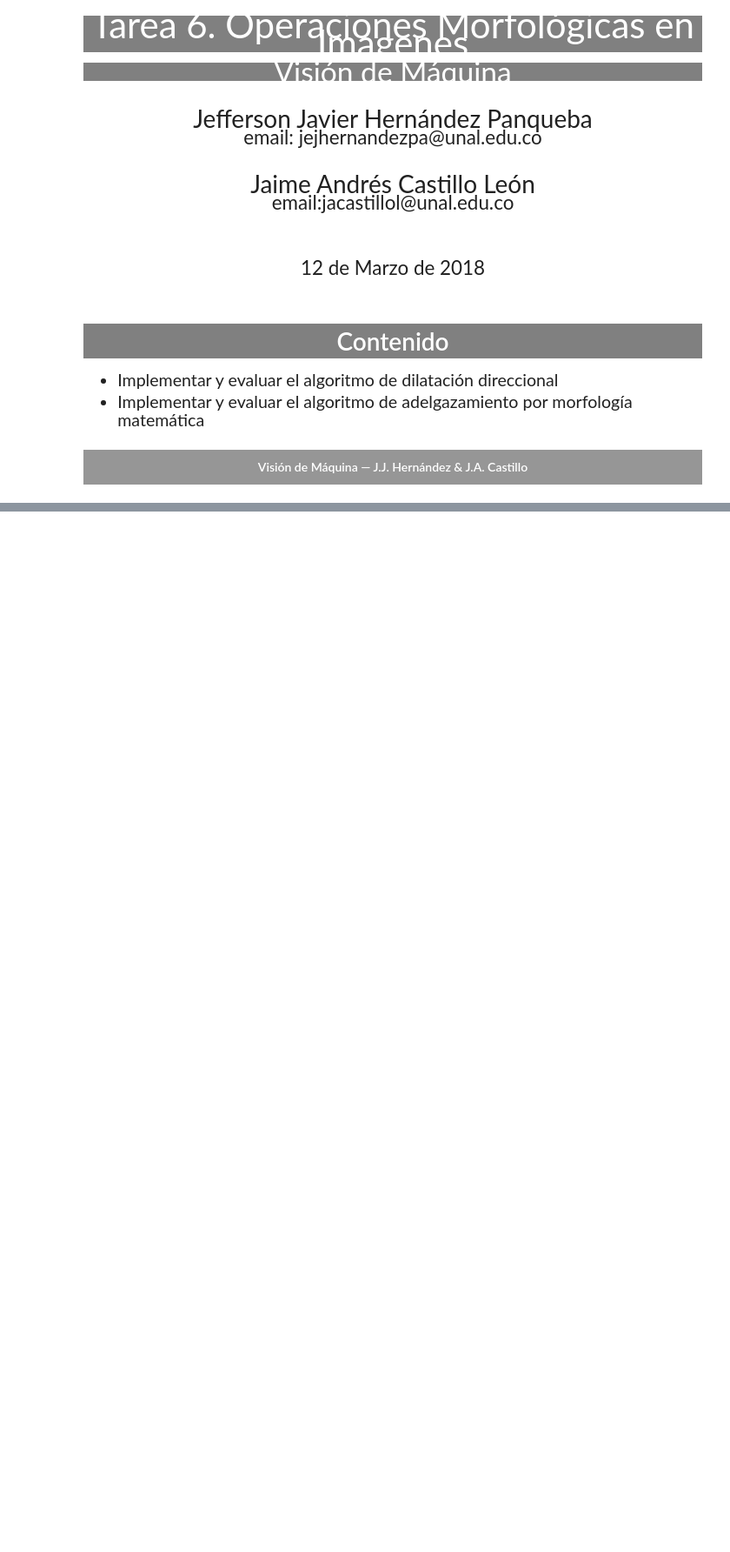
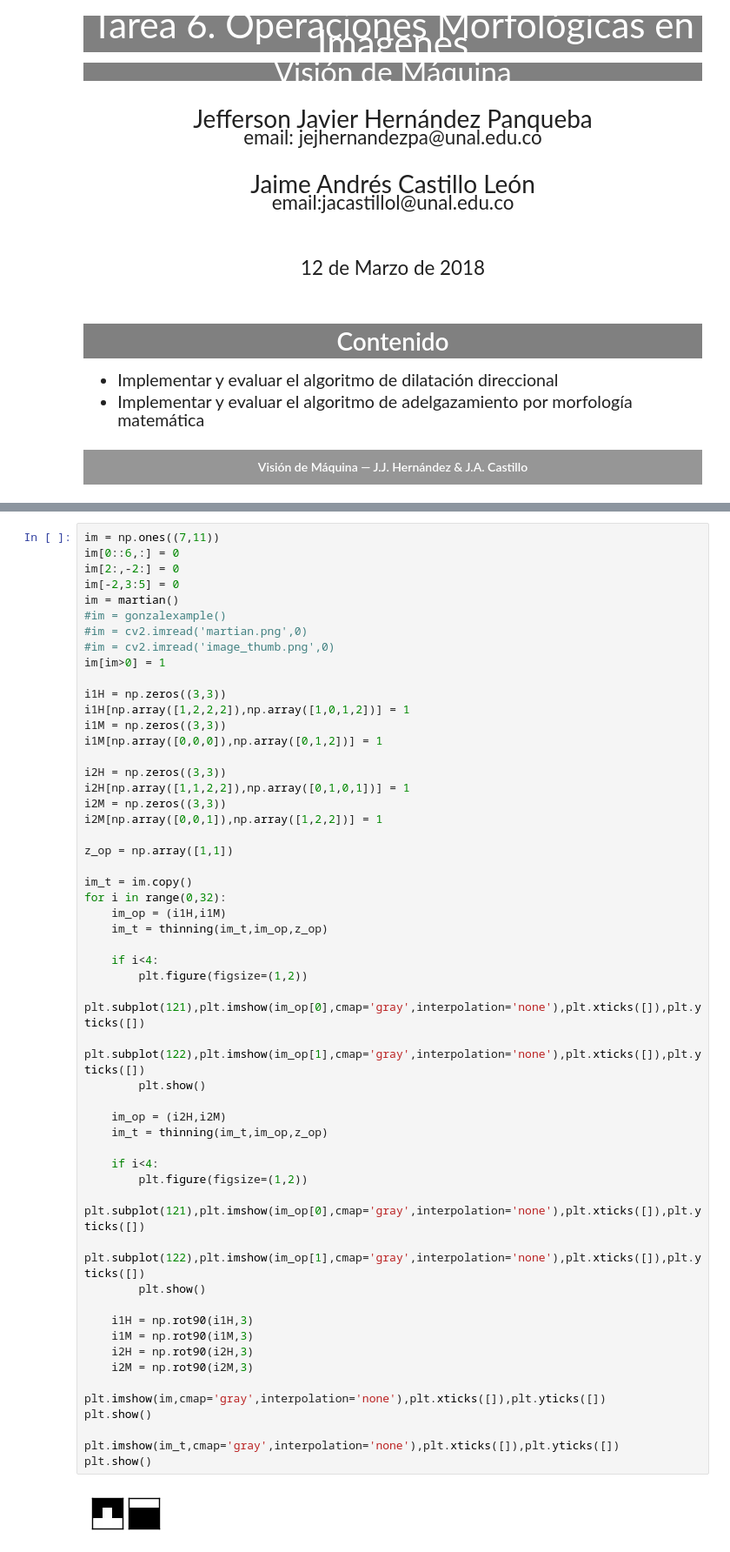
Before and after one commit to jacastillol/machine-vision, a Jupyter notebook: tarea06/Tarea06-OpsMorfologicas.ipynb, the cells around one changed output, grey strips where cells are left out. Shown at 87% size. Drawn from its saved outputs; the diff is of its cells as text; blank space fills up the shorter version.

```diff
--- a/tarea06/Tarea06-OpsMorfologicas.ipynb
+++ b/tarea06/Tarea06-OpsMorfologicas.ipynb
@@ -134,0 +537,55 @@ plt.show()
+# %%
+im = np.ones((7,11))
+im[0::6,:] = 0
+im[2:,-2:] = 0
+im[-2,3:5] = 0
+im = martian()
+#im = gonzalexample()
+#im = cv2.imread('martian.png',0)
+#im = cv2.imread('image_thumb.png',0)
+im[im>0] = 1
+
+i1H = np.zeros((3,3))
+i1H[np.array([1,2,2,2]),np.array([1,0,1,2])] = 1
+i1M = np.zeros((3,3))
+i1M[np.array([0,0,0]),np.array([0,1,2])] = 1
+
+i2H = np.zeros((3,3))
+i2H[np.array([1,1,2,2]),np.array([0,1,0,1])] = 1
+i2M = np.zeros((3,3))
+i2M[np.array([0,0,1]),np.array([1,2,2])] = 1
+
+z_op = np.array([1,1])
+
+im_t = im.copy()
+for i in range(0,32):
+    im_op = (i1H,i1M)
+    im_t = thinning(im_t,im_op,z_op)
+
+    if i<4:
+        plt.figure(figsize=(1,2))
+        plt.subplot(121),plt.imshow(im_op[0],cmap='gray',interpolation='none'),plt.xticks([]),plt.yticks([])
+        plt.subplot(122),plt.imshow(im_op[1],cmap='gray',interpolation='none'),plt.xticks([]),plt.yticks([])
+        plt.show()
+
+    im_op = (i2H,i2M)
+    im_t = thinning(im_t,im_op,z_op)
+
+    if i<4:
+        plt.figure(figsize=(1,2))
+        plt.subplot(121),plt.imshow(im_op[0],cmap='gray',interpolation='none'),plt.xticks([]),plt.yticks([])
+        plt.subplot(122),plt.imshow(im_op[1],cmap='gray',interpolation='none'),plt.xticks([]),plt.yticks([])
+        plt.show()
+
+    i1H = np.rot90(i1H,3)
+    i1M = np.rot90(i1M,3)
+    i2H = np.rot90(i2H,3)
+    i2M = np.rot90(i2M,3)
+
+plt.imshow(im,cmap='gray',interpolation='none'),plt.xticks([]),plt.yticks([])
+plt.show()
+
+plt.imshow(im_t,cmap='gray',interpolation='none'),plt.xticks([]),plt.yticks([])
+plt.show()
+# %% [output]
+[figure, added]
```
Also changed, not shown: parts of 16 cells of this notebook, 5 other files.
